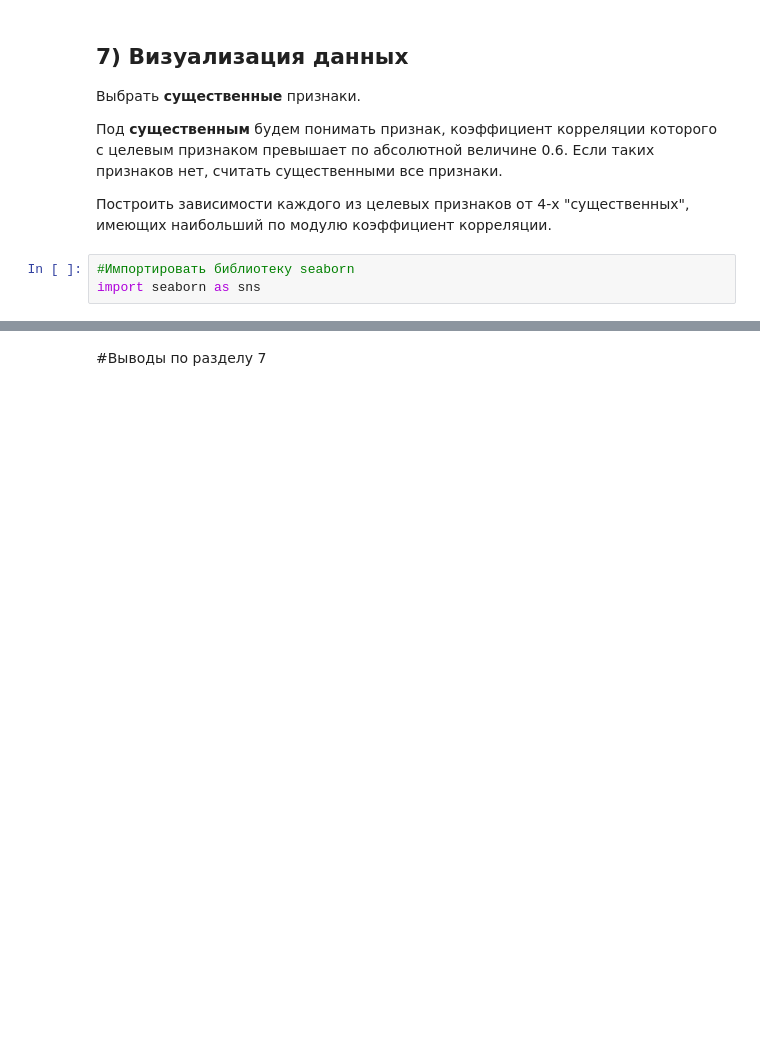
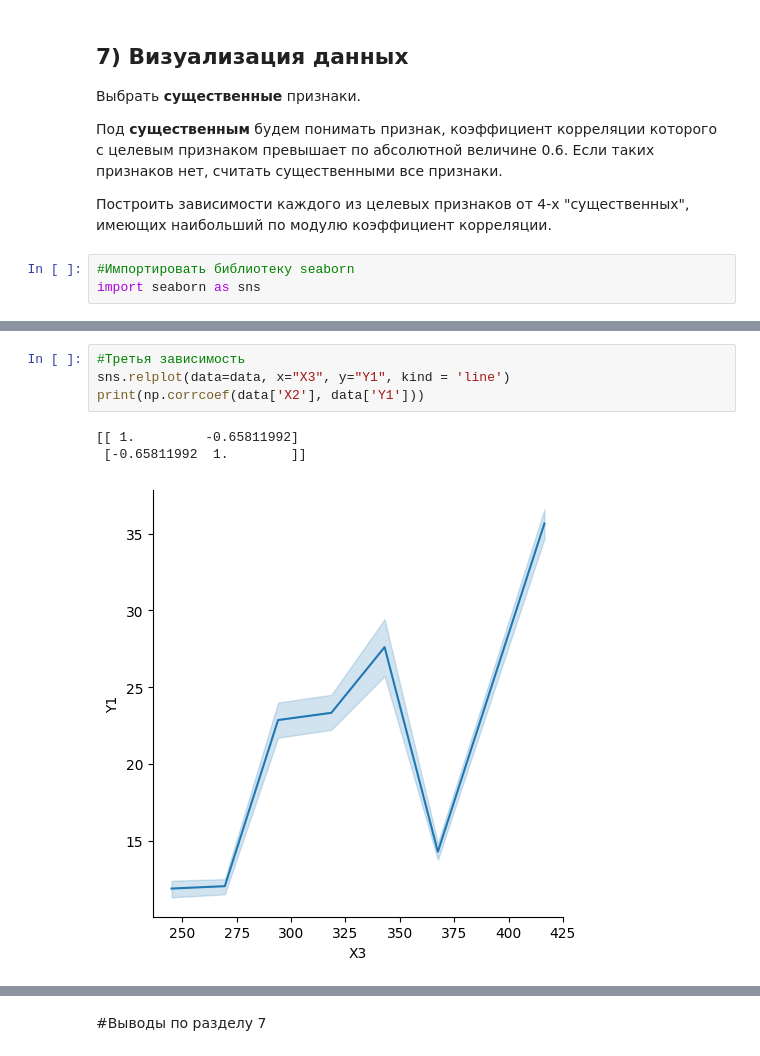
Before and after one commit to Am1rTl/Info, a Jupyter notebook: "ДЗ_Регрессия_1_ipynb".ipynb, the cells around one changed output, grey strips where cells are left out. Drawn from its saved outputs; the diff is of its cells as text; blank space fills up the shorter version.

```diff
--- a/"ДЗ_Регрессия_1_ipynb".ipynb
+++ b/"ДЗ_Регрессия_1_ipynb".ipynb
@@ -170,0 +172,8 @@ import seaborn as sns
+# %%
+#Третья зависимость
+sns.relplot(data=data, x="X3", y="Y1", kind = 'line')
+print(np.corrcoef(data['X2'], data['Y1']))
+# %% [output]
+[[ 1.         -0.65811992]
+ [-0.65811992  1.        ]]
+[figure, added]
```
Also changed, not shown: parts of 18 cells of this notebook.
